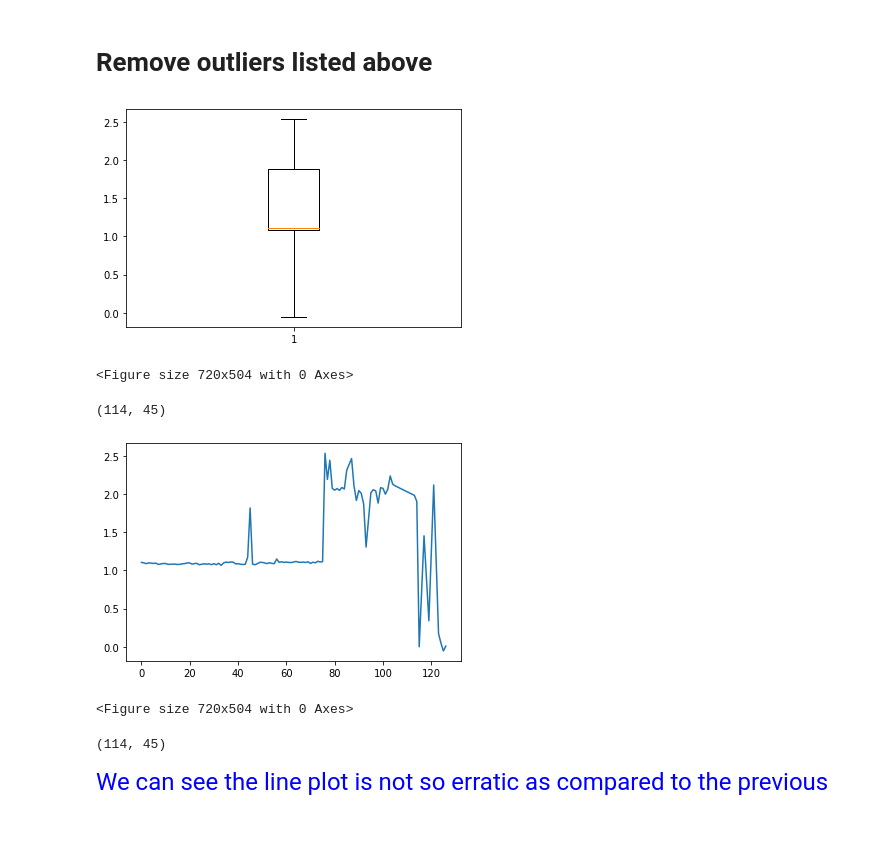
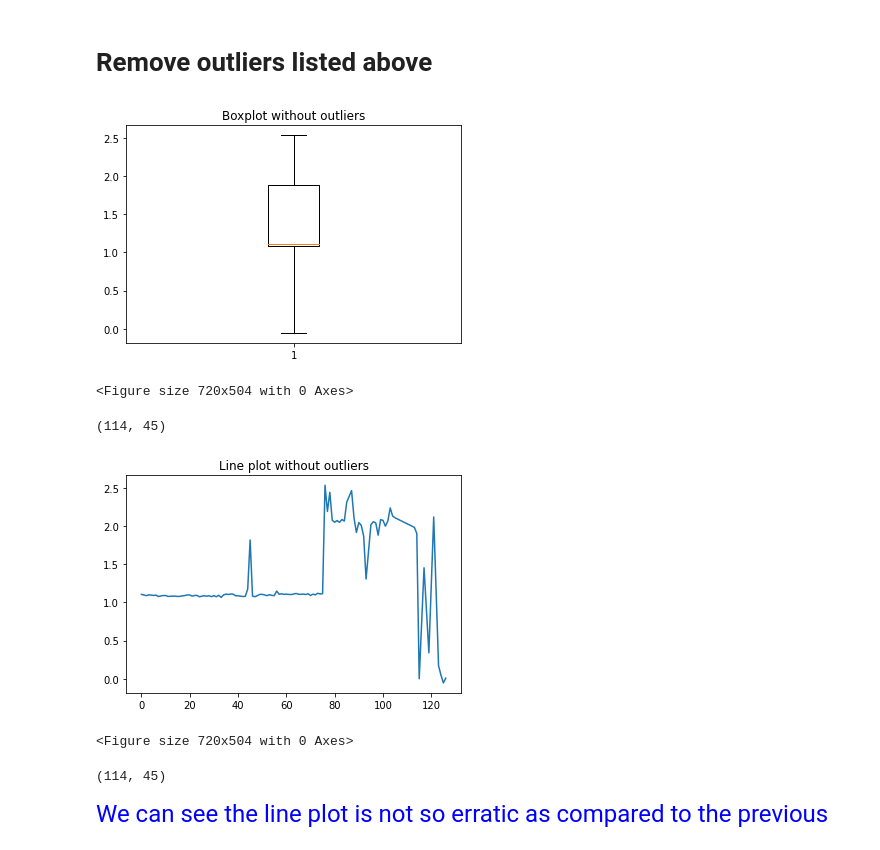
Before and after one commit to goldslime123/csc3005-DA, a Jupyter notebook: MeterD.ipynb, the cells around one changed output. Cells and saved outputs as stored; diff of their text form; code cells hidden in the pictures.

```diff
--- a/MeterD.ipynb
+++ b/MeterD.ipynb
@@ -258,24 +276,26 @@ Number of outliers: 11
 # %%
 df_remove_meterD.drop(df_remove_meterD.index[[86,94,106,107,108,109,110,111,112,116,118,120,122]],inplace=True)
 
 val_1 = df_remove_meterD['Profile factor']
+plt.title('Boxplot without outliers')
 plt.boxplot(val_1)
 fig = plt.figure(figsize =(10, 7))
 plt.show()
 
 df_remove_meterD.shape
 # %% [output]
-[figure, old version]
+[figure, new version]
 <Figure size 720x504 with 0 Axes>
 (114, 45)
 # %%
 val_1 = df_remove_meterD['Profile factor']
+plt.title('Line plot without outliers')
 plt.plot(val_1)
 fig = plt.figure(figsize =(10, 7))
 plt.show()
 print(df_remove_meterD.shape)
 # %% [output]
-[figure, old version]
+[figure, new version]
 <Figure size 720x504 with 0 Axes>
 (114, 45)
 # %% [markdown]
```
Also changed, not shown: parts of 64 cells of this notebook.
